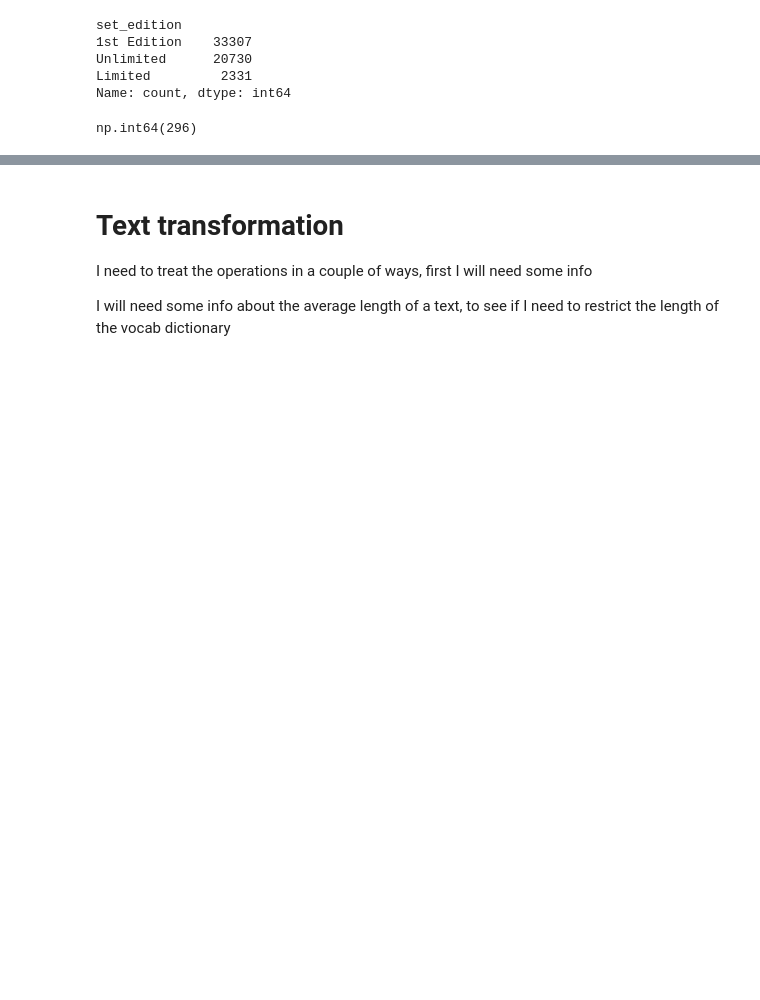
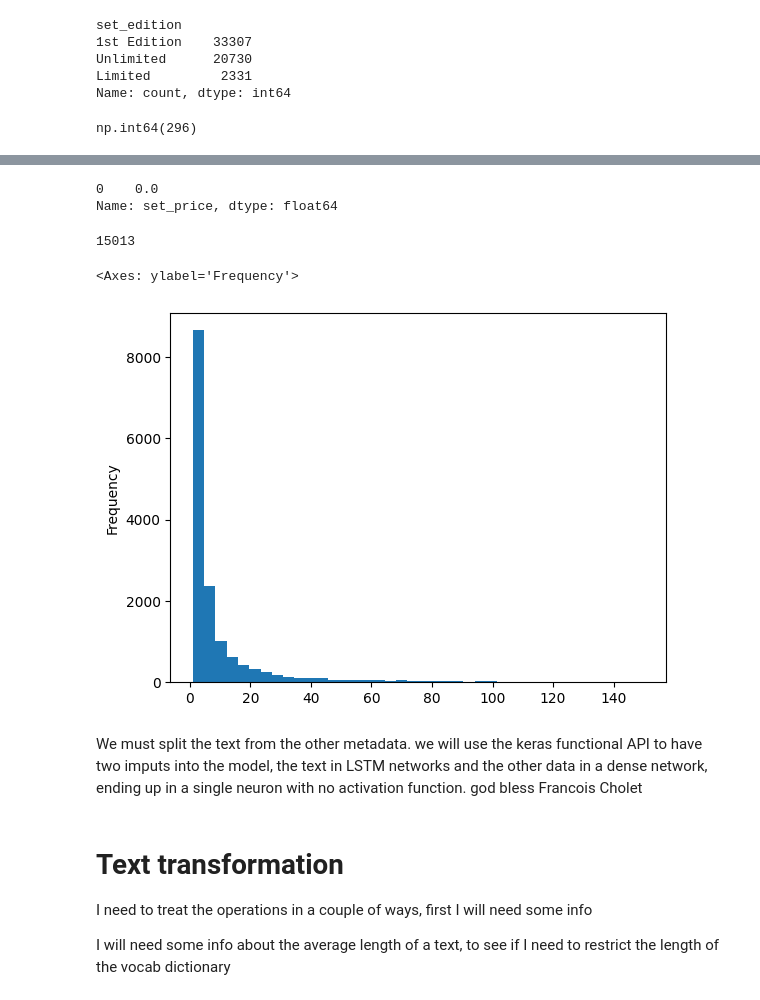
Before and after one commit to martsawup/yugioh-card-price-predictor, a Jupyter notebook: yugioh-price-predict.ipynb, the cells around one changed output, grey strips where cells are left out. Saved outputs shown, nothing was run; the diff lists cells and outputs as text; code cells hidden in the pictures; blank space fills up the shorter version.

```diff
--- a/yugioh-price-predict.ipynb
+++ b/yugioh-price-predict.ipynb
@@ -696,0 +652,16 @@ test
+# %%
+df_prep['set_price'].mode()
+# %% [output]
+0    0.0
+Name: set_price, dtype: float64
+# %%
+df_test_distrib = df_prep[df_prep['set_price'].between(1, 150)]
+df_test_distrib.reset_index(inplace= True)
+len(df_test_distrib)
+# %% [output]
+15013
+# %%
+df_test_distrib['set_price'].plot.hist(bins= 40)
+# %% [output]
+<Axes: ylabel='Frequency'>
+[figure, added]
@@ -697,3 +670,5 @@ test
+# %% [markdown]
+We must split the text from the other metadata. we will use the keras functional API to have two imputs into the model, the text in LSTM networks and the other data in a dense network, ending up in a single neuron with no activation function. god bless Francois Cholet
 # %% [markdown]
 # Text transformation
 
```
Also changed, not shown: parts of 51 cells of this notebook.
